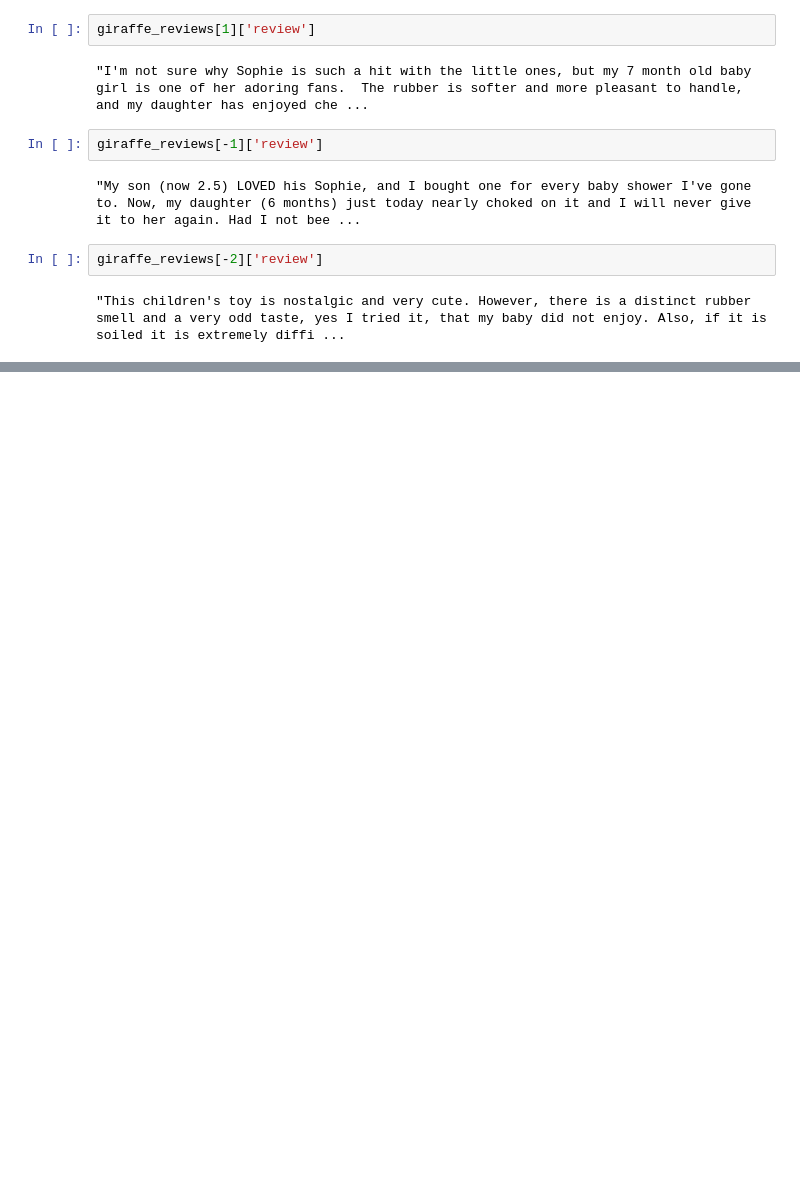
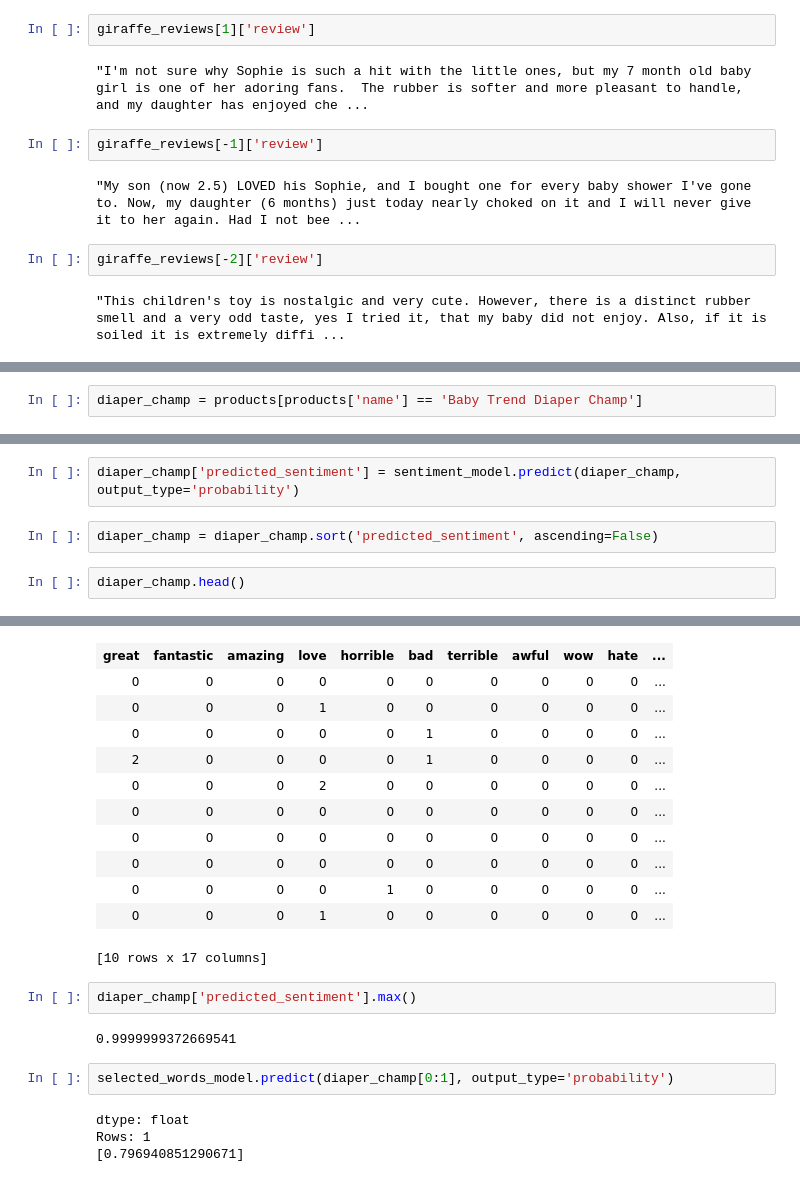
Before and after one commit to kashishbehl0310/Machine-Learning---University-of-Washingon, a Jupyter notebook: week3/Sentiment Analysis.ipynb, the cells around one changed output, grey strips where cells are left out. Saved outputs shown, nothing was run; the diff lists cells and outputs as text; blank space fills up the shorter version.

```diff
--- a/week3/Sentiment Analysis.ipynb
+++ b/week3/Sentiment Analysis.ipynb
@@ -159,0 +409,2 @@ giraffe_reviews[-2]['review']
+# %%
+diaper_champ = products[products['name'] == 'Baby Trend Diaper Champ']
@@ -159,0 +437,7 @@ giraffe_reviews[-2]['review']
+# %%
+diaper_champ['predicted_sentiment'] = sentiment_model.predict(diaper_champ, output_type='probability')
+# %%
+diaper_champ = diaper_champ.sort('predicted_sentiment', ascending=False)
+# %%
+diaper_champ.head()
+# %% [output]
@@ -159,0 +455,22 @@ giraffe_reviews[-2]['review']
+| great | fantastic | amazing | love | horrible | bad | terrible | awful | wow | hate | ... |
+| 0 | 0 | 0 | 0 | 0 | 0 | 0 | 0 | 0 | 0 | ... |
+| 0 | 0 | 0 | 1 | 0 | 0 | 0 | 0 | 0 | 0 | ... |
+| 0 | 0 | 0 | 0 | 0 | 1 | 0 | 0 | 0 | 0 | ... |
+| 2 | 0 | 0 | 0 | 0 | 1 | 0 | 0 | 0 | 0 | ... |
+| 0 | 0 | 0 | 2 | 0 | 0 | 0 | 0 | 0 | 0 | ... |
+| 0 | 0 | 0 | 0 | 0 | 0 | 0 | 0 | 0 | 0 | ... |
+| 0 | 0 | 0 | 0 | 0 | 0 | 0 | 0 | 0 | 0 | ... |
+| 0 | 0 | 0 | 0 | 0 | 0 | 0 | 0 | 0 | 0 | ... |
+| 0 | 0 | 0 | 0 | 1 | 0 | 0 | 0 | 0 | 0 | ... |
+| 0 | 0 | 0 | 1 | 0 | 0 | 0 | 0 | 0 | 0 | ... |
+[10 rows x 17 columns]
+# %%
+diaper_champ['predicted_sentiment'].max()
+# %% [output]
+0.9999999372669541
+# %%
+selected_words_model.predict(diaper_champ[0:1], output_type='probability')
+# %% [output]
+dtype: float
+Rows: 1
+[0.796940851290671]
```
Also changed, not shown: parts of 20 cells of this notebook.
